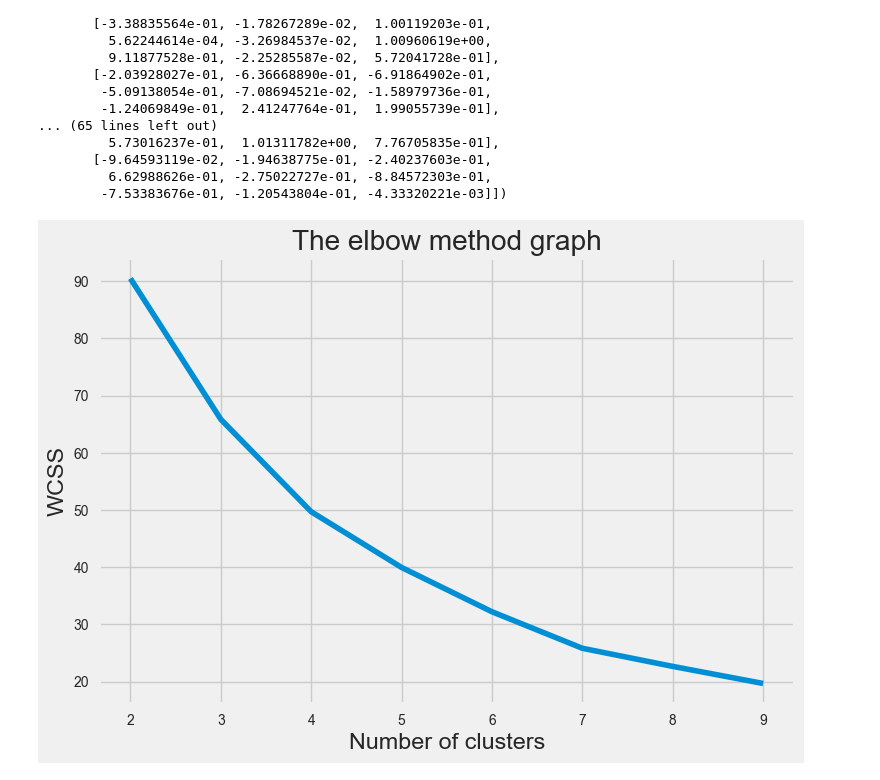
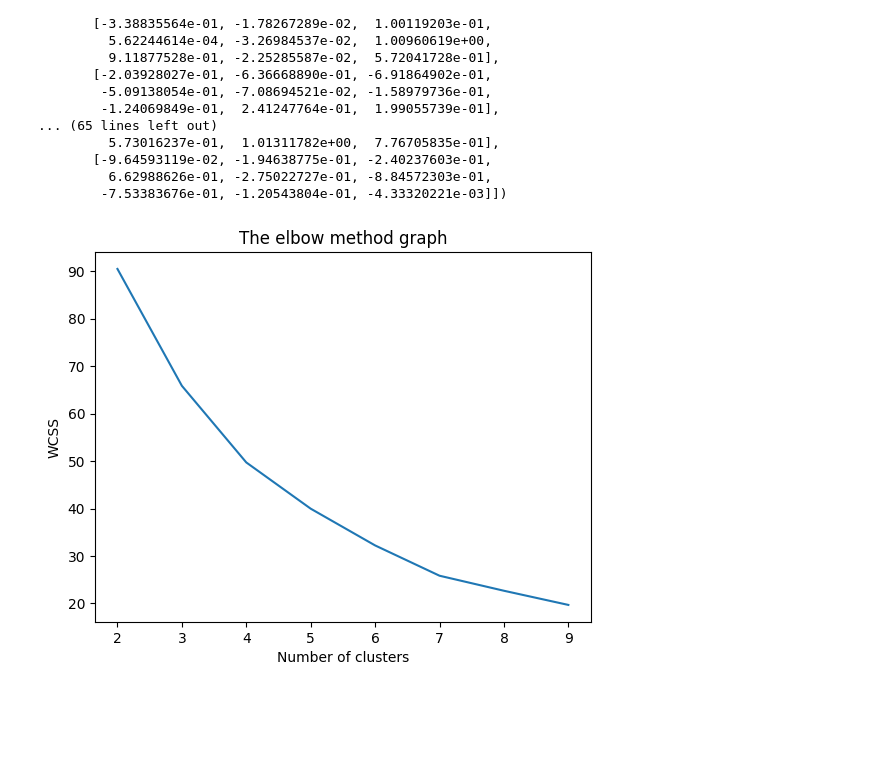
Before and after one commit to yyan17/SIADS-Milestone-II, a Jupyter notebook: unsupervised_learning/team_clustering_KMeans.ipynb, the cells around one changed output. Drawn from its saved outputs; the diff is of its cells as text; code cells hidden in the pictures; blank space fills up the shorter version.

```diff
--- a/unsupervised_learning/team_clustering_KMeans.ipynb
+++ b/unsupervised_learning/team_clustering_KMeans.ipynb
@@ -91,0 +9,4 @@ df
+# %%
+df = pd.read_csv('../datasets/normalized/unsupervised_learning/final_teams_dataset.csv')
+df = df.drop('Unnamed: 0', axis=1)
+df
@@ -119,21 +58,21 @@ array([[ 1.07883685e+00,  9.69373861e-01,  1.05573639e+00,
 # %%
 
 # find out the optimal number of clusters by within-cluster-sum of squared errors
 wcss = []
 
 for i in range(2,10):
     kmeans = KMeans(n_clusters=i, init='k-means++', max_iter=300, n_init=10, random_state=42)
     kmeans.fit(scaled_X)
     wcss.append(kmeans.inertia_)
 
-plt.style.use("fivethirtyeight")
+# plt.style.use("fivethirtyeight")
 plt.plot(range(2,10), wcss)
 plt.title(f'The elbow method graph')
 plt.xlabel('Number of clusters')
 plt.ylabel('WCSS')
 plt.show()
 # %% [output]
-[figure, old version]
+[figure, new version]
 # %%
 # It looks like having 4 is reasonable
 # %%
```
Also changed, not shown: parts of 36 cells of this notebook, 5 other files.
